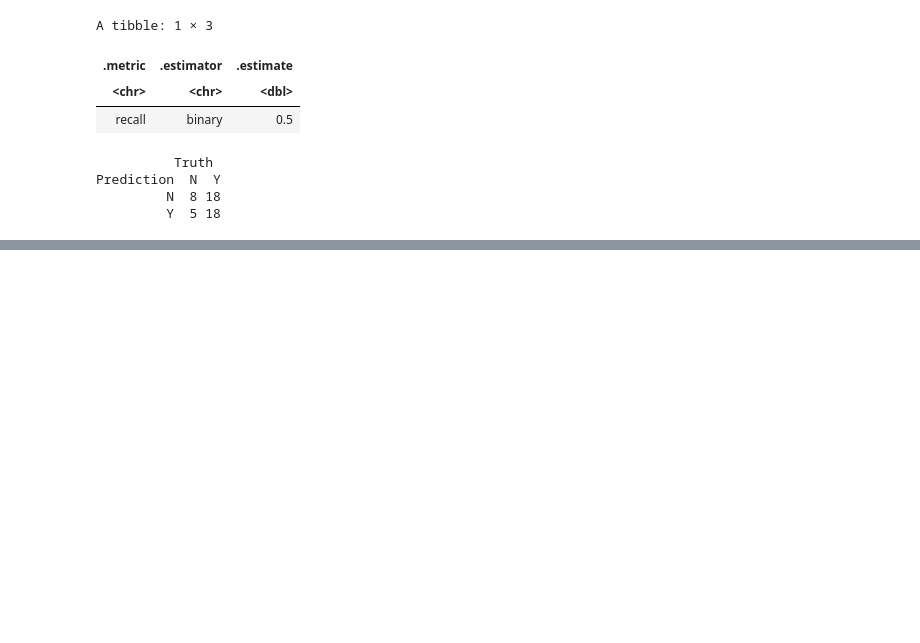
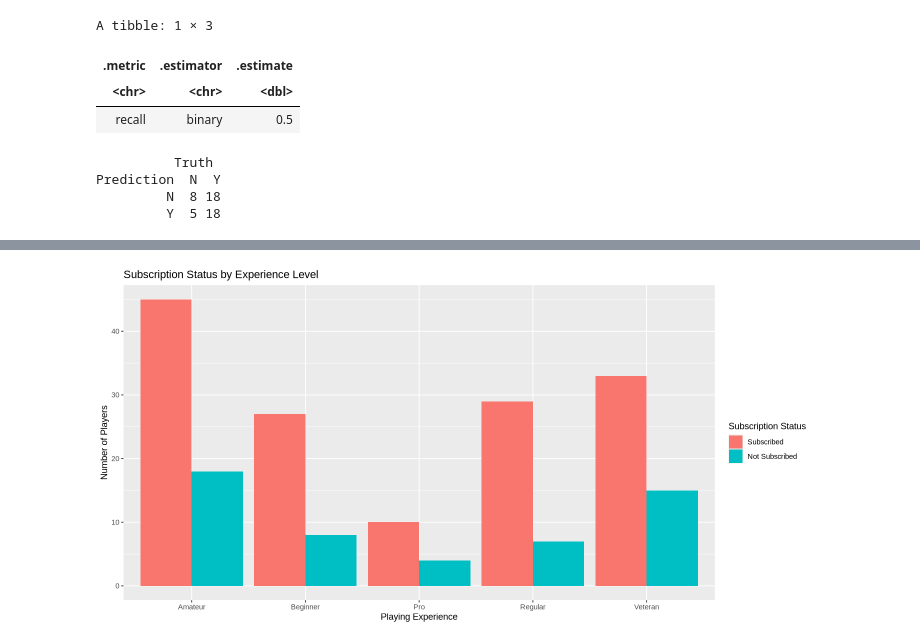
Before and after one commit to zchen189/Group-Project, a Jupyter notebook: data/Group_Project.ipynb, the cells around one changed output, grey strips where cells are left out. Drawn from its saved outputs; the diff is of its cells as text; code cells hidden in the pictures; blank space fills up the shorter version.

Commit message:
Added exploratory visuals

```diff
--- a/data/Group_Project.ipynb
+++ b/data/Group_Project.ipynb
@@ -327,0 +385,5 @@ acc
+# %%
+url_1 <- "https://raw.githubusercontent.com/maxforman2025/Project-Individual/refs/heads/main/players.csv"
+
+players_data <- read_csv(url_1)
+head(players_data)
@@ -327,0 +409,13 @@ acc
+# %%
+library(ggplot2)
+options(repr.plot.width = 12, repr.plot.height = 6)
+players_data$subscribe <- factor(players_data$subscribe,
+                                 levels = c(TRUE, FALSE),
+                                 labels = c("Subscribed", "Not Subscribed"))
+
+experience <- ggplot(players_data, aes(x = experience, fill = subscribe)) +
+  geom_bar(position = "dodge") +
+  labs(x = "Playing Experience", y = "Number of Players", fill = "Subscription Status", title = "Subscription Status by Experience Level")
+experience
+# %% [output]
+[figure, added]
```
Also changed, not shown: parts of 8 cells of this notebook.
